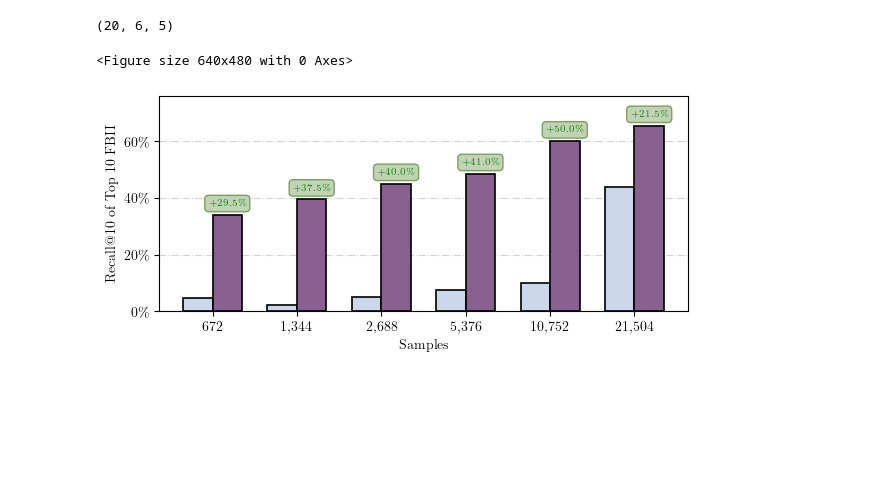
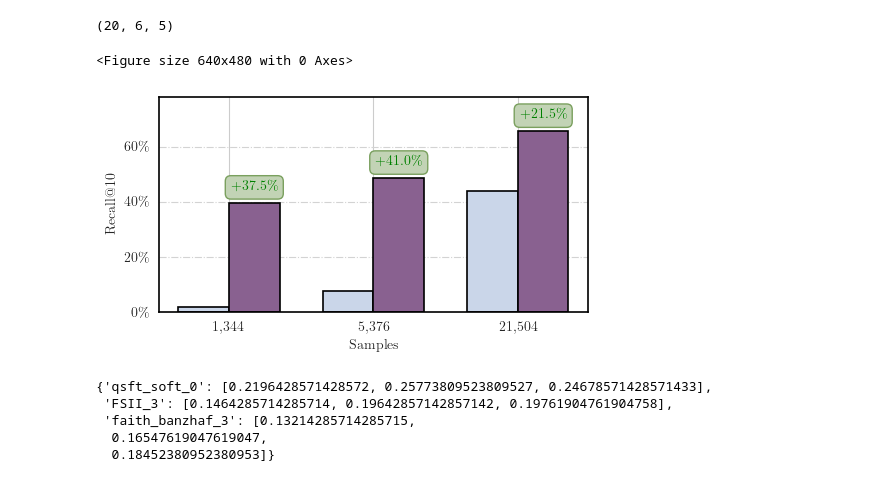
Before and after one commit to basics-lab/spectral-explain, a Jupyter notebook: experiments/plotting/plotting.ipynb, the cells around one changed output. Drawn from its saved outputs; the diff is of its cells as text; code cells hidden in the pictures; blank space fills up the shorter version.

```diff
--- a/experiments/plotting/plotting.ipynb
+++ b/experiments/plotting/plotting.ipynb
@@ -13,0 +52,3 @@ plt.rcParams.update({
+# %%
+for i in range(8):
+    print(np.mean(b[20*i : 20*(i+1)]))
@@ -161,0 +702,18 @@ plt.show()
+# %%
+plt.clf()
+fig_size = (4.12, 2.85)
+fig, ax = plt.subplots(figsize=fig_size)
+ax.grid(True, axis='y', zorder=3, color="lightgray", linewidth="0.8", linestyle="-.")
+x_pos = np.arange(5)
+for method in list(hotpot_2_subtract.keys())[::-1]:
+    ax.plot(x_pos, hotpot_2_subtract[method], color=drop_colors[method], linewidth=3, marker='o', markersize=5, label=method)
+ax.set_yticks([0.00350, 0.00400, 0.00450, 0.00500], ["0.0035","0.0040",  "0.0045","0.0050"], fontsize=14)
+ax.set_xticks(range(subtraction_distance-2), range(3,subtraction_distance+1), fontsize=14)
+ax.set_xlabel(r'Removal Distance ($r$)', fontsize=16)
+ax.set_ylabel(r'$Rem(r)$', fontsize=16)
+for spine in ax.spines.values():
+    spine.set_edgecolor('black')
+    spine.set_linewidth(1.2)  # Optional: Adjust thickness
+plt.tight_layout()
+plt.savefig('hotpot_fidelity_large.pdf', dpi=400, bbox_inches='tight')
+plt.show()
@@ -170,31 +731,34 @@ sentiment_recall_results['methods']['Regression']['recall_k'].shape
 # %%
 plt.clf()
 # Plotting each type of data
-fig, ax = plt.subplots(figsize=(6.12, 2.85))
+fig, ax = plt.subplots(figsize=(5.12, 2.85))
 plt.grid(True, axis='y', zorder=3, color = "lightgray", linewidth = "0.8", linestyle = "-.")
 # Bar plot settings
-x = np.arange(6)  # the label locations
+x = np.arange(3)  # the label locations
 width = 0.35  # the width of the bars
 
-mean_regression = np.mean(sentiment_recall_results['methods']['Regression']['recall_k'][:,:,1], axis=0)
+mean_regression = np.mean(sentiment_recall_results['methods']['Regression']['recall_k'][:,:,1], axis=0)[1::2]
 ax.bar(x + -0.5 * width, mean_regression, width, color='#CAD6E9', ecolor='black', edgecolor='black',
        linewidth=1.2, zorder=2)
 
-mean_se = np.mean(sentiment_recall_results['methods']['SpectralExplainSoft']['recall_k'][:,:,1], axis=0)
+mean_se = np.mean(sentiment_recall_results['methods']['SpectralExplainSoft']['recall_k'][:,:,1], axis=0)[1::2]
 ax.bar(x + 0.5 * width, mean_se, width, label='SpectralExplain\nSoft', color="#896190", ecolor='black', edgecolor='black',
        linewidth=1.2, zorder=2)
-for j in range(6):
-    ax.text(j + (width / 2), mean_se[j] + 0.025, f"+{100*(mean_se[j] - mean_regression[j]):.1f}\%",
-        ha='center', va='bottom', fontsize=7, color='green', bbox=dict(facecolor='#c2d3b5', edgecolor='#7aa05e', boxstyle='round,pad=0.4'))
+for j in range(3):
+    ax.text(j + (width / 2), mean_se[j] + 0.035, f"+{100*(mean_se[j] - mean_regression[j]):.1f}\%",
+        ha='center', va='bottom', fontsize=10, color='green', bbox=dict(facecolor='#c2d3b5', edgecolor='#7aa05e', boxstyle='round,pad=0.4'))
 
-plt.ylim(0,0.76)
+plt.ylim(0,0.78)
 plt.xlabel("Samples")
-plt.ylabel("Recall@10 of Top 10 FBII")
-plt.xticks(range(6), [f"{s:,}" for s in [672, 1344, 2688, 5376, 10752, 21504]])
+plt.ylabel("Recall@10")
+plt.xticks(range(3), [f"{s:,}" for s in [1344, 5376, 21504]])
 plt.yticks([0,0.2,0.4,0.6], ["0\%","20\%","40\%","60\%"])
+for spine in ax.spines.values():
+    spine.set_edgecolor('black')
+    spine.set_linewidth(1.2)  # Optional: Adjust thickness
 plt.tight_layout()
 plt.savefig('sentiment_recall.pdf', dpi=400, bbox_inches='tight')
 plt.show()
 # %% [output]
 <Figure size 640x480 with 0 Axes>
-[figure, old version]
+[figure, new version]
@@ -200,0 +768,8 @@ plt.show()
+# %%
+hotpot_recall_results
+# %% [output]
+{'qsft_soft_0': [0.2196428571428572, 0.25773809523809527, 0.24678571428571433],
+ 'FSII_3': [0.1464285714285714, 0.19642857142857142, 0.19761904761904758],
+ 'faith_banzhaf_3': [0.13214285714285715,
+  0.16547619047619047,
+  0.18452380952380953]}
```
Also changed, not shown: parts of 36 cells of this notebook, 44 other files.
